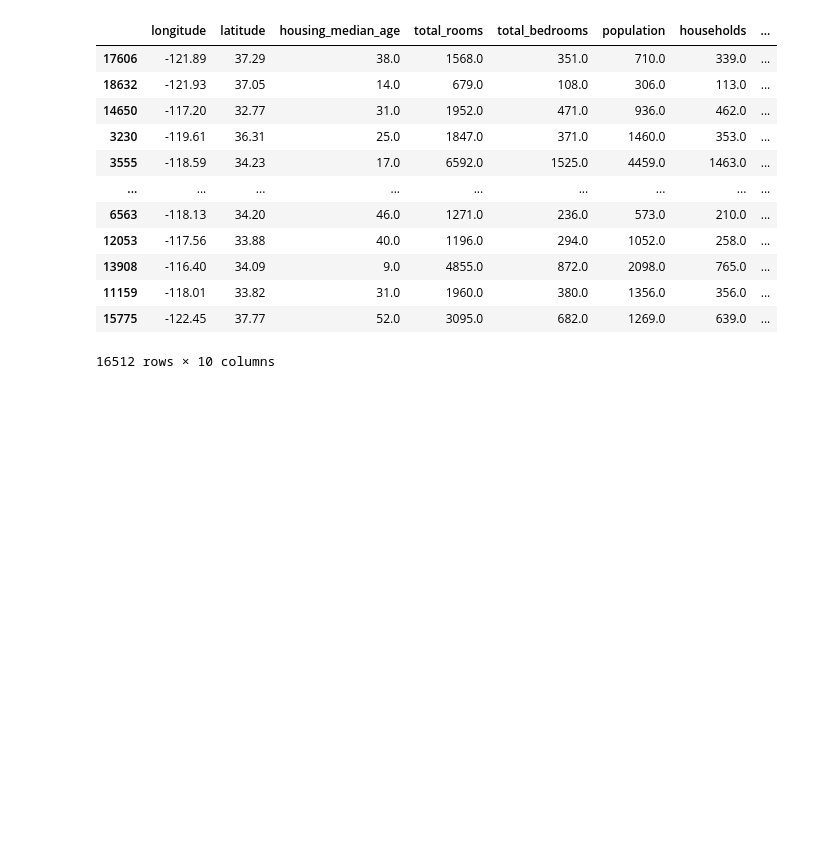
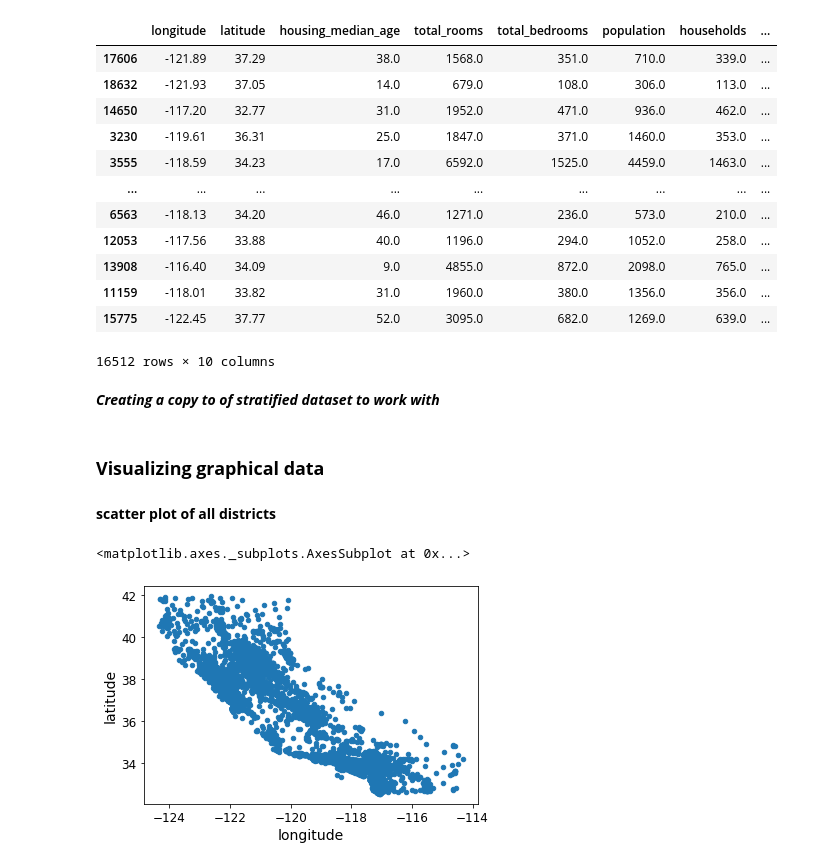
Before and after one commit to MasudHaider/Hands-on-ML, a Jupyter notebook: End_to_end_Machine_Learning_project.ipynb, the cells around one changed output. Cells and saved outputs as stored; diff of their text form; code cells hidden in the pictures; blank space fills up the shorter version.

Commit message:
Visualize dataset with plots to gain insights

```diff
--- a/End_to_end_Machine_Learning_project.ipynb
+++ b/End_to_end_Machine_Learning_project.ipynb
@@ -319,3 +301,16 @@ strat_train_set
 | 11159 | -118.01 | 33.82 | 31.0 | 1960.0 | 380.0 | 1356.0 | 356.0 | ... |
 | 15775 | -122.45 | 37.77 | 52.0 | 3095.0 | 682.0 | 1269.0 | 639.0 | ... |
 16512 rows × 10 columns
+# %% [markdown]
+***Creating a copy to of stratified dataset to work with***
+# %%
+housing = strat_train_set.copy()
+# %% [markdown]
+### **Visualizing graphical data**
+# %% [markdown]
+**scatter plot of all districts**
+# %%
+housing.plot(kind="scatter", x="longitude", y="latitude")
+# %% [output]
+<matplotlib.axes._subplots.AxesSubplot at 0x...>
+[figure, added]
```
Also changed, not shown: parts of 14 cells of this notebook.
